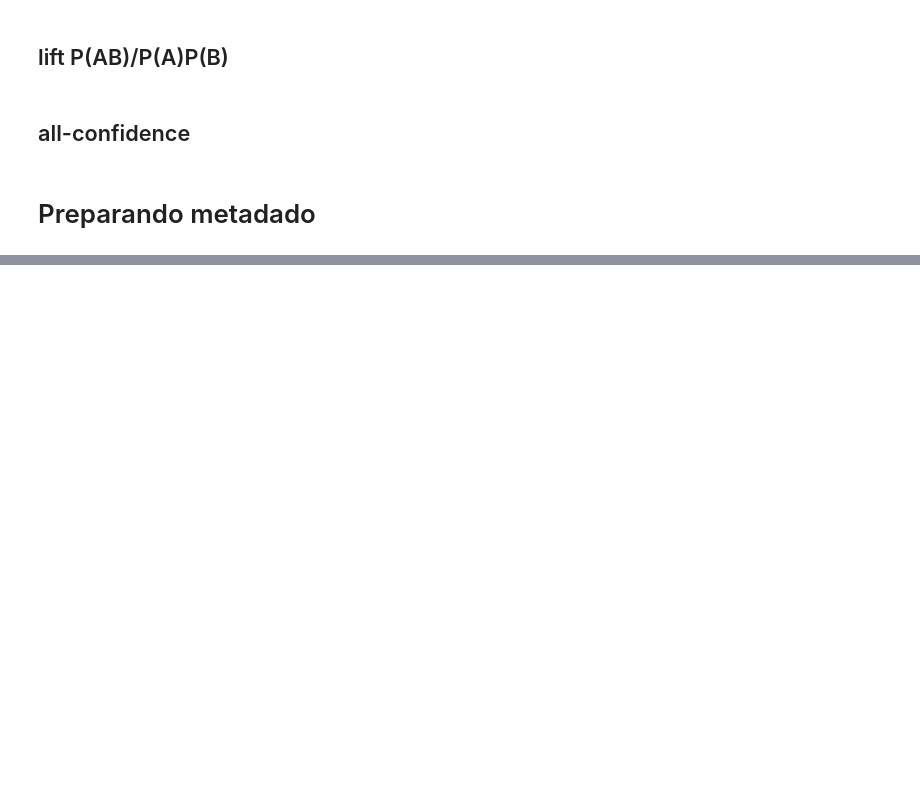
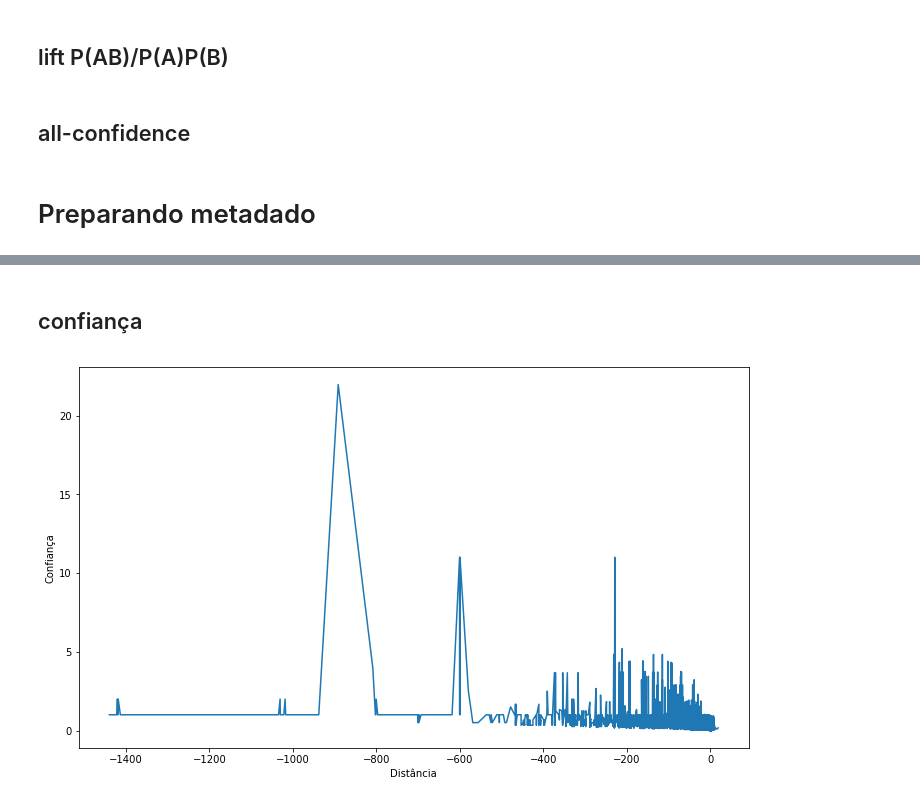
Before and after one commit to altobellibm/CEDERJ_2019_ALEX_SOUZA_E_JOSE_SAMPAIO, a Jupyter notebook: distancia_itens/VisualScaling.ipynb, the cells around one changed output, grey strips where cells are left out. Drawn from its saved outputs; the diff is of its cells as text; code cells hidden in the pictures; blank space fills up the shorter version.

Commit message:
plots

```diff
--- a/distancia_itens/VisualScaling.ipynb
+++ b/distancia_itens/VisualScaling.ipynb
@@ -10,9 +10,9 @@ import csv
 # %% [markdown]
 # Parêmtros de entrada
 # %%
-str_nome = "blood"
-str_nome_base = "bloodPressureNishisatobook-base.D18.N15.dat"
-str_nome_regras = "Blood_regras.txt"
+str_nome = "led7"
+str_nome_base = "led7_data_without_class.dat"
+str_nome_regras = "led7_regras.txt"
 # %% [markdown]
  # Cálculo Dual Scaling
 # %% [markdown]
@@ -309,0 +312,7 @@ arq_metadado.close()
+# %%
+import pandas as pd
+import matplotlib.pyplot as plt
+from IPython.display import display, HTML
+
+df = pd.read_csv(str_nome+".csv",sep=";")
+display(df)
@@ -309,0 +338,17 @@ arq_metadado.close()
+# %% [markdown]
+## confiança
+# %%
+order = df.sort_values(by='Dist. Anteced. - Conseq.', ascending=False)
+x = order['Dist. Anteced. - Conseq.'].tolist()
+y = order['Confianca'].tolist()
+
+width = 12
+height = 7
+plt.figure(figsize=(width, height))
+
+plt.plot(x, y)
+plt.ylabel('Confiança')
+plt.xlabel('Distância')
+plt.show()
+# %% [output]
+[figure, added]
```
Also changed, not shown: parts of 11 cells of this notebook, 4 other files.
